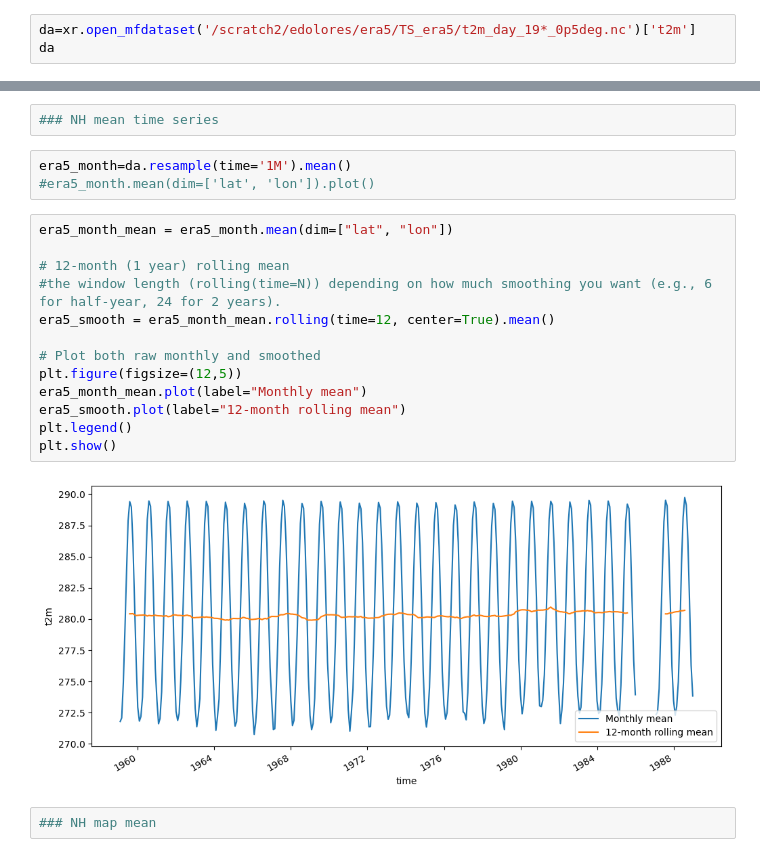
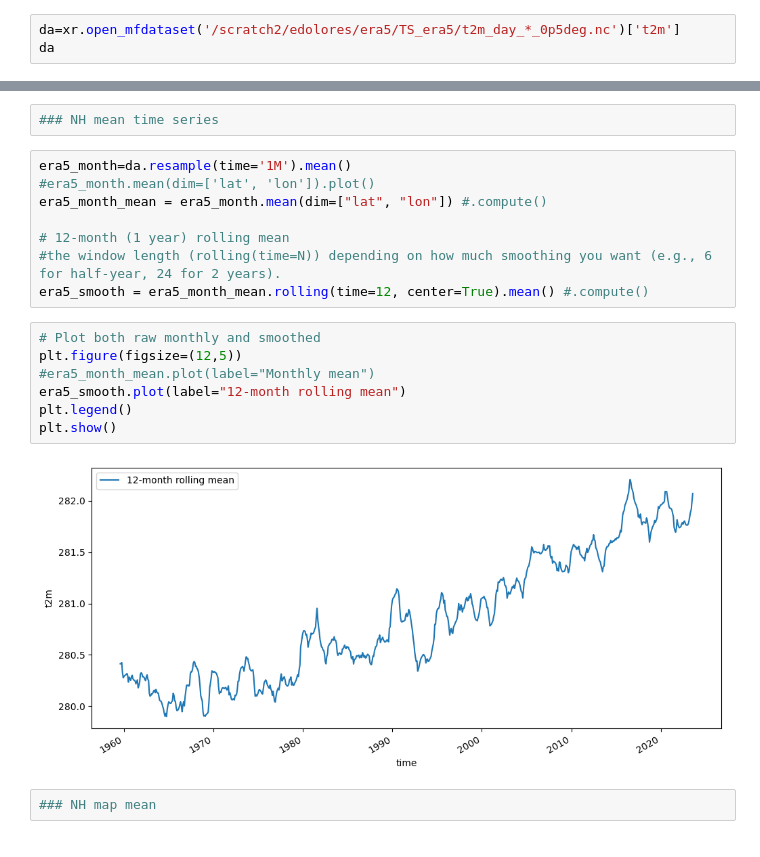
Before and after one commit to edgardotes/HW_contrack, a Jupyter notebook: HW_contrack.ipynb, the cells around one changed output, grey strips where cells are left out. Saved outputs shown, nothing was run; the diff lists cells and outputs as text.

```diff
--- a/HW_contrack.ipynb
+++ b/HW_contrack.ipynb
@@ -119,6 +119,6 @@ def get_trend(xx: np.ndarray, yy: np.ndarray) -> (xr.DataArray, xr.DataArray, xr
 # %%
 ### We load 2 m tempearture daily mean data for the Northern hemisphere
 # %%
-da=xr.open_mfdataset('/scratch2/edolores/era5/TS_era5/t2m_day_19*_0p5deg.nc')['t2m']
+da=xr.open_mfdataset('/scratch2/edolores/era5/TS_era5/t2m_day_*_0p5deg.nc')['t2m']
 da
 # %% [output]
@@ -152,21 +152,20 @@ ECMWF
 # %%
 era5_month=da.resample(time='1M').mean()
 #era5_month.mean(dim=['lat', 'lon']).plot()
+era5_month_mean = era5_month.mean(dim=["lat", "lon"]) #.compute()
+
+# 12-month (1 year) rolling mean
+#the window length (rolling(time=N)) depending on how much smoothing you want (e.g., 6 for half-year, 24 for 2 years).
+era5_smooth = era5_month_mean.rolling(time=12, center=True).mean() #.compute()
 # %%
-era5_month_mean = era5_month.mean(dim=["lat", "lon"])
-
-# 12-month (1 year) rolling mean
-#the window length (rolling(time=N)) depending on how much smoothing you want (e.g., 6 for half-year, 24 for 2 years).
-era5_smooth = era5_month_mean.rolling(time=12, center=True).mean()
-
 # Plot both raw monthly and smoothed
 plt.figure(figsize=(12,5))
-era5_month_mean.plot(label="Monthly mean")
+#era5_month_mean.plot(label="Monthly mean")
 era5_smooth.plot(label="12-month rolling mean")
 plt.legend()
 plt.show()
 # %% [output]
-[figure, old version]
+[figure, new version]
 # %%
 ### NH map mean
 # %%
```
Also changed, not shown: parts of 28 cells of this notebook, 7 other files.
